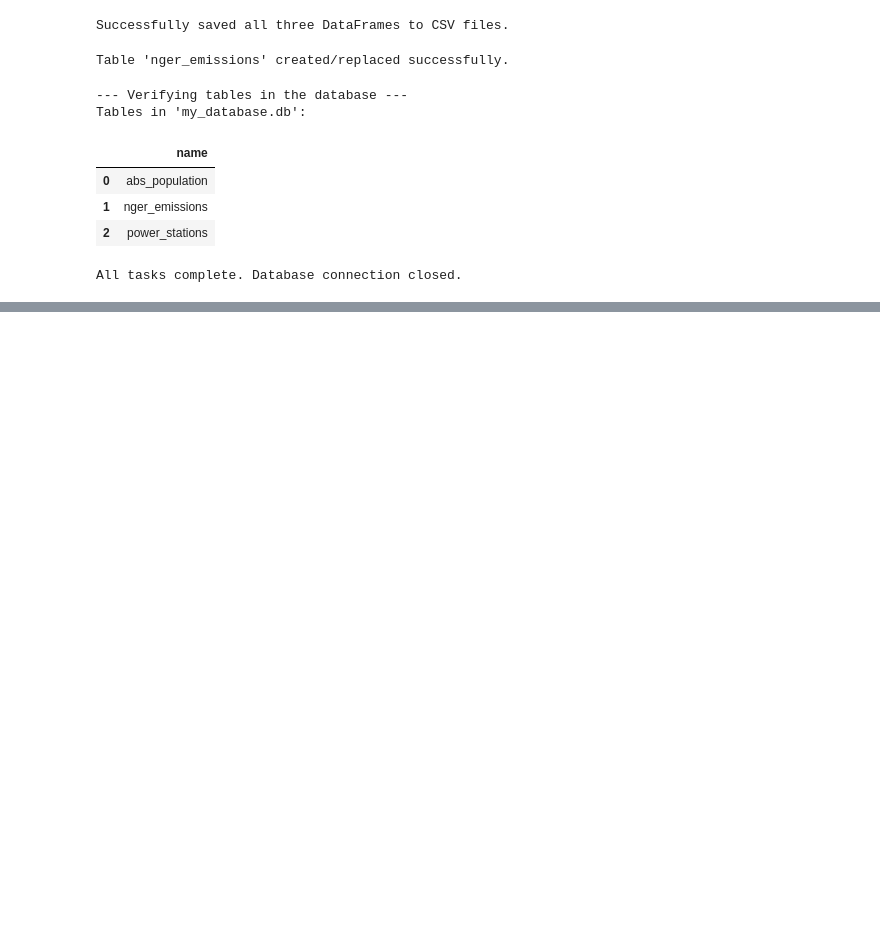
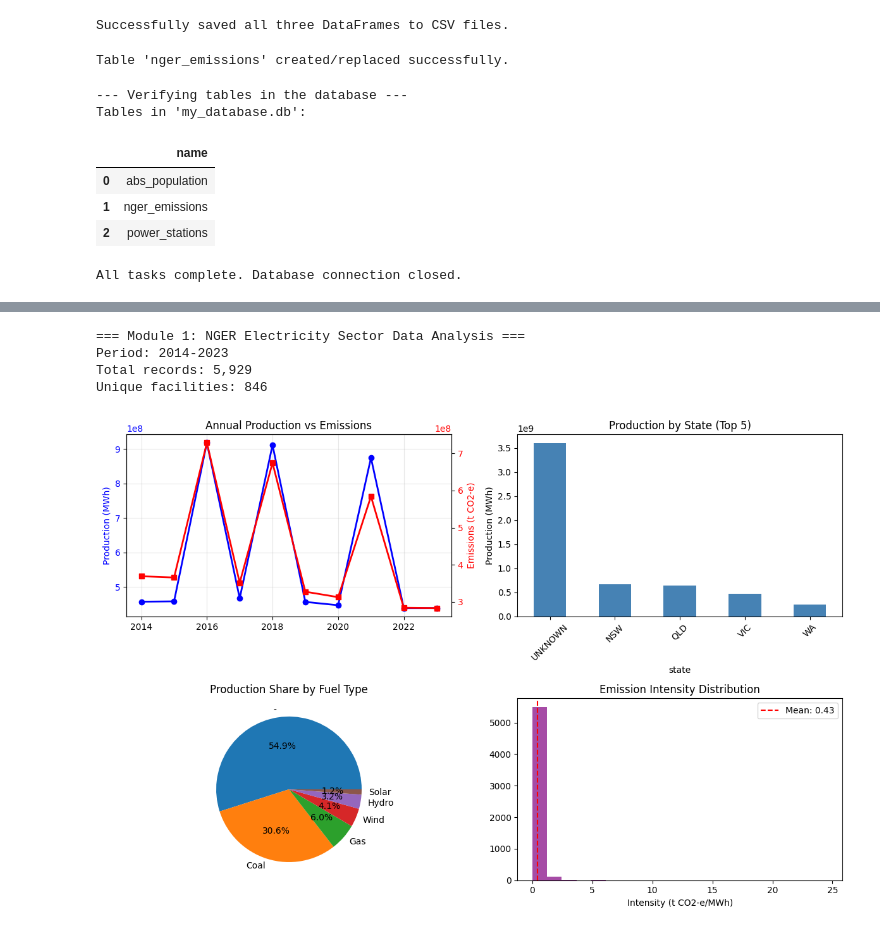
Before and after one commit to kerumixd/5339-Data-Engineering-Group-Porject, a Jupyter notebook: Assignment1.ipynb, the cells around one changed output, grey strips where cells are left out. Cells and saved outputs as stored; diff of their text form; code cells hidden in the pictures; blank space fills up the shorter version.

Commit message:
data exploration

```diff
--- a/Assignment1.ipynb
+++ b/Assignment1.ipynb
@@ -1405,0 +1408,80 @@ All tasks complete. Database connection closed.
+# %%
+# Module 1: NGER Electricity Sector Data Analysis
+import pandas as pd
+import matplotlib.pyplot as plt
+
+# Load the NGER data
+nger_data = pd.read_csv('clean_nger_data.csv')
+
+def analyze_nger_data():
+    """Analyze NGER electricity sector data with key visualizations"""
+    print("=== Module 1: NGER Electricity Sector Data Analysis ===")
+    print(f"Period: {nger_data['year'].min()}-{nger_data['year'].max()}")
+    print(f"Total records: {len(nger_data):,}")
+    print(f"Unique facilities: {nger_data['facility_name'].nunique():,}")
+
+    # Key metrics
+    annual_production = nger_data.groupby('year')['electricity_mwh'].sum()
+    annual_emissions = nger_data.groupby('year')['total_emissions'].sum()
+    state_production = nger_data.groupby('state')['electricity_mwh'].sum().sort_values(ascending=False)
+    fuel_production = nger_data.groupby('primary_fuel')['electricity_mwh'].sum().sort_values(ascending=False).head(6)
+
+    # Create 3 key visualizations
+    fig, axes = plt.subplots(2, 2, figsize=(12, 8))
+
+    # 1. Annual trends (production and emissions)
+    ax1 = axes[0, 0]
+    ax1.plot(annual_production.index, annual_production.values, 'b-o', linewidth=2, label='Production')
+    ax1.set_ylabel('Production (MWh)', color='b')
+    ax1.tick_params(axis='y', labelcolor='b')
+
+    ax2 = ax1.twinx()
+    ax2.plot(annual_emissions.index, annual_emissions.values, 'r-s', linewidth=2, label='Emissions')
+    ax2.set_ylabel('Emissions (t CO2-e)', color='r')
+    ax2.tick_params(axis='y', labelcolor='r')
+    ax1.set_title('Annual Production vs Emissions')
+    ax1.grid(True, alpha=0.3)
+
+    # 2. Production by state
+    state_production.head(5).plot(kind='bar', ax=axes[0, 1], color='steelblue')
+    axes[0, 1].set_title('Production by State (Top 5)')
+    axes[0, 1].set_ylabel('Production (MWh)')
+    axes[0, 1].tick_params(axis='x', rotation=45)
+
+    # 3. Production by fuel type
+    fuel_production.plot(kind='pie', ax=axes[1, 0], autopct='%1.1f%%')
+    axes[1, 0].set_title('Production Share by Fuel Type')
+    axes[1, 0].set_ylabel('')
+
+    # 4. Emission intensity distribution
+    valid_intensity = nger_data['emission_intensity'].dropna()
+    axes[1, 1].hist(valid_intensity, bins=20, color='purple', alpha=0.7)
+    axes[1, 1].axvline(valid_intensity.mean(), color='red', linestyle='--',
+                      label=f'Mean: {valid_intensity.mean():.2f}')
+    axes[1, 1].set_title('Emission Intensity Distribution')
+    axes[1, 1].set_xlabel('Intensity (t CO2-e/MWh)')
+    axes[1, 1].legend()
+
+    plt.tight_layout()
+    plt.show()
+
+    # Key findings
+    print("\n--- Key Findings ---")
+    total_production = annual_production.sum()
+    total_emissions = annual_emissions.sum()
+    avg_intensity = valid_intensity.mean()
+
+    print(f"Total electricity production: {total_production:,.0f} MWh")
+    print(f"Total emissions: {total_emissions:,.0f} t CO2-e")
+    print(f"Average emission intensity: {avg_intensity:.2f} t CO2-e/MWh")
+    print(f"Top producing state: {state_production.index[0]} ({state_production.iloc[0]:,.0f} MWh)")
+    print(f"Dominant fuel type: {fuel_production.index[0]} ({fuel_production.iloc[0]/fuel_production.sum()*100:.1f}%)")
+
+# Run analysis
+analyze_nger_data()
+# %% [output]
+=== Module 1: NGER Electricity Sector Data Analysis ===
+Period: 2014-2023
+Total records: 5,929
+Unique facilities: 846
+[figure, added]
```
Also changed, not shown: parts of 7 cells of this notebook, 3 other files.
